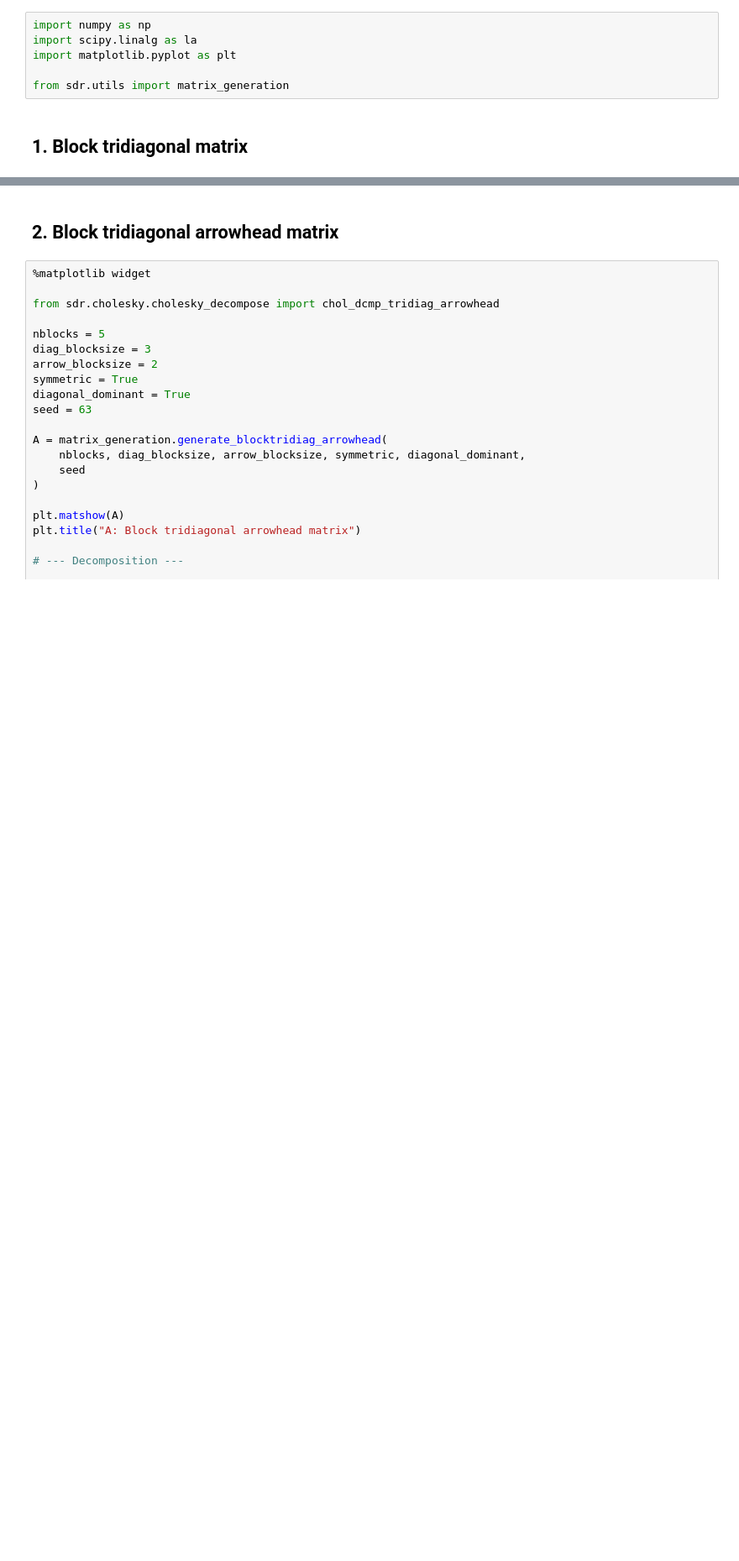
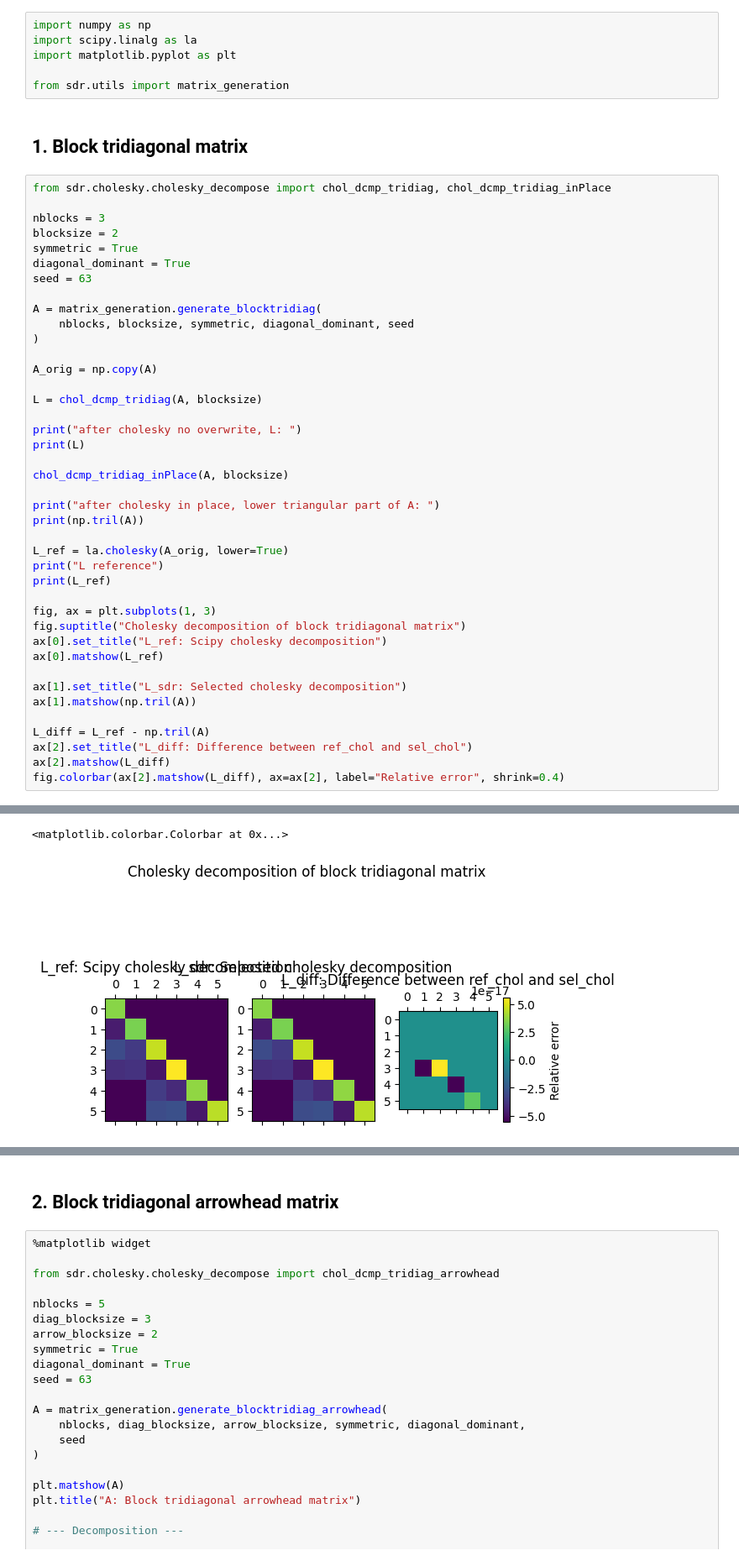
Before and after one commit to vincent-maillou/serinv, a Jupyter notebook: examples/cholesky_decomposition_example.ipynb, the cells around one changed output, grey strips where cells are left out. Shown: that part at 84% size. Cells and saved outputs as stored; diff of their text form; blank space fills up the shorter version.

```diff
--- a/examples/cholesky_decomposition_example.ipynb
+++ b/examples/cholesky_decomposition_example.ipynb
@@ -8,3 +8,45 @@ import matplotlib.pyplot as plt
 from sdr.utils import matrix_generation
 # %% [markdown]
 ## 1. Block tridiagonal matrix
+# %%
+from sdr.cholesky.cholesky_decompose import chol_dcmp_tridiag, chol_dcmp_tridiag_inPlace
+
+nblocks = 3
+blocksize = 2
+symmetric = True
+diagonal_dominant = True
+seed = 63
+
+A = matrix_generation.generate_blocktridiag(
+    nblocks, blocksize, symmetric, diagonal_dominant, seed
+)
+
+A_orig = np.copy(A)
+
+L = chol_dcmp_tridiag(A, blocksize)
+
+print("after cholesky no overwrite, L: ")
+print(L)
+
+chol_dcmp_tridiag_inPlace(A, blocksize)
+
+print("after cholesky in place, lower triangular part of A: ")
+print(np.tril(A))
+
+L_ref = la.cholesky(A_orig, lower=True)
+print("L reference")
+print(L_ref)
+
+fig, ax = plt.subplots(1, 3)
+fig.suptitle("Cholesky decomposition of block tridiagonal matrix")
+ax[0].set_title("L_ref: Scipy cholesky decomposition")
+ax[0].matshow(L_ref)
+
+ax[1].set_title("L_sdr: Selected cholesky decomposition")
+ax[1].matshow(np.tril(A))
+
+L_diff = L_ref - np.tril(A)
+ax[2].set_title("L_diff: Difference between ref_chol and sel_chol")
+ax[2].matshow(L_diff)
+fig.colorbar(ax[2].matshow(L_diff), ax=ax[2], label="Relative error", shrink=0.4)
+# %% [output]
@@ -11,3 +70,5 @@ from sdr.utils import matrix_generation
+<matplotlib.colorbar.Colorbar at 0x...>
+[figure, added]
 # %%
 %matplotlib widget
 
```
Also changed, not shown: parts of 2 cells of this notebook, 1 other file.
